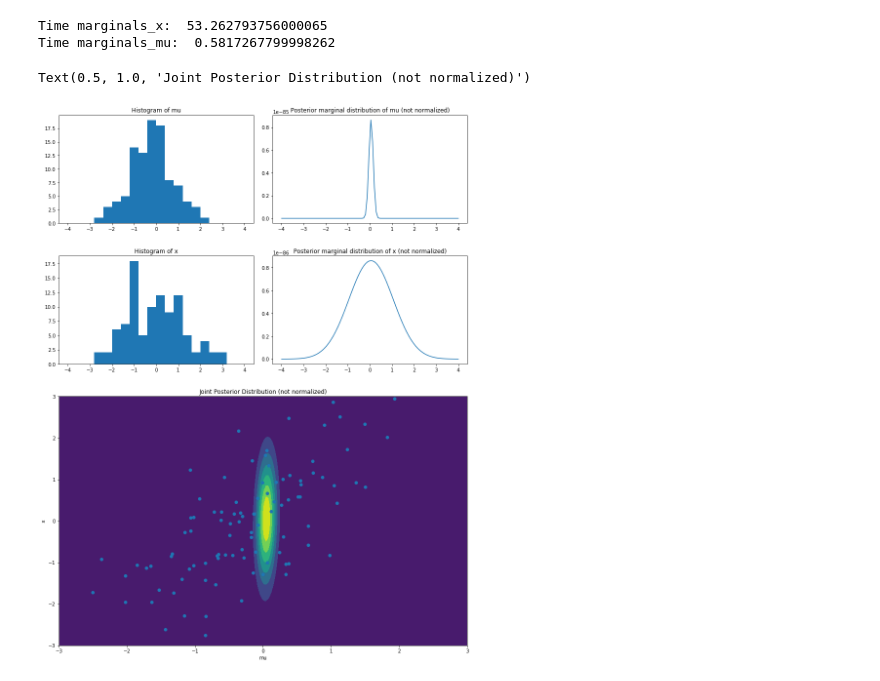
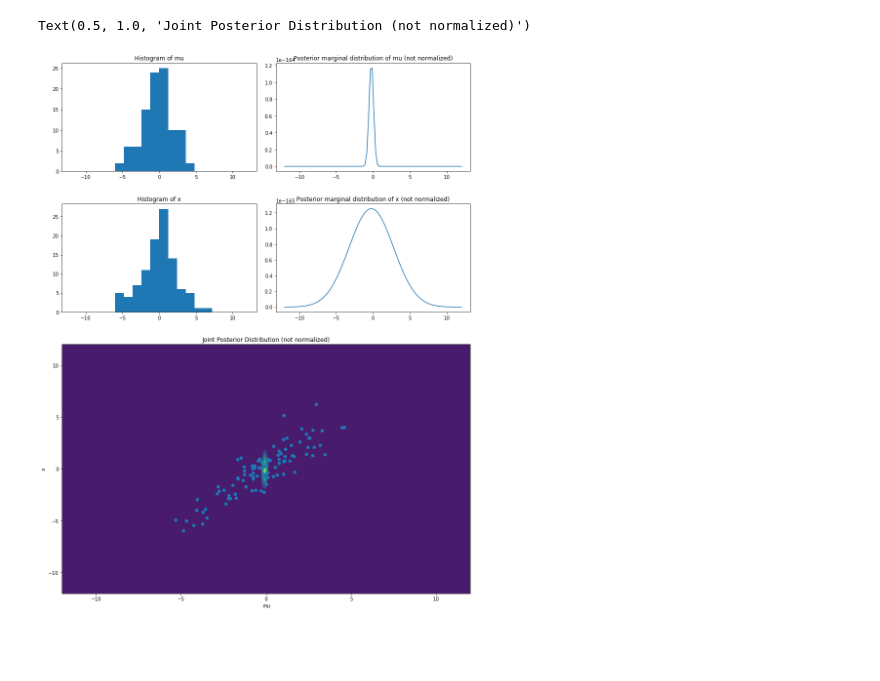
Before and after one commit to jong42/Master_Thesis_CDS, a Jupyter notebook: basic_manual_example.ipynb, the cells around one changed output. Drawn from its saved outputs; the diff is of its cells as text; code cells hidden in the pictures; blank space fills up the shorter version.

```diff
--- a/basic_manual_example.ipynb
+++ b/basic_manual_example.ipynb
@@ -16,27 +16,27 @@ np.random.seed(2)
 # data parameters
 size = 100
 mean_mu = 0
-sigma_mu = 1
+sigma_mu = 2
 sigma_x = 1
 
 # model parameters
 prior_mean_mu = 0
-prior_sigma_mu = 1
+prior_sigma_mu = 2
 prior_sigma_x = 1
 
 # plot parameters
 resolution_joint_mu = 200
 resolution_joint_x = 200
-range_joint_mu_upper = 3
-range_joint_mu_lower = -3
-range_joint_x_upper = 3
-range_joint_x_lower = -3
+range_joint_mu_upper = 12
+range_joint_mu_lower = -12
+range_joint_x_upper = 12
+range_joint_x_lower = -12
 resolution_marginal_mu = 100
 resolution_marginal_x = 100
-range_marginal_mu_upper = 4
-range_marginal_mu_lower = -4
-range_marginal_x_upper = 4
-range_marginal_x_lower = -4
+range_marginal_mu_upper = 12
+range_marginal_mu_lower = -12
+range_marginal_x_upper = 12
+range_marginal_x_lower = -12
 # %%
 ## Generate data
 mu = np.random.normal(mean_mu,sigma_mu,size=size)
@@ -113,40 +113,37 @@ grid = joint_posterior_without_normalizing_constant_vectorized(x_plot,mu_plot,X)
 ## Calculate marginals for visualization
 marginals_x = [posterior_marginal_x_without_normalizing_constant(x,X) for x in np.linspace(-4,4,resolution_marginal_x)]
 marginals_mu = [posterior_marginal_mu_without_normalizing_constant(mu,X) for mu in np.linspace(-4,4,resolution_marginal_mu)]
-# %% [output]
-Time marginals_x:  53.262793756000065
-Time marginals_mu:  0.5817267799998262
 # %%
 ## Plot posterior distributions
 
 plt.figure(figsize=(15,20))
 vis_grid = plt.GridSpec(4, 2, wspace=0.1, hspace=0.3)
 
 plt.subplot(vis_grid[0, 0])
 hist(mu,range=[range_marginal_mu_lower,range_marginal_mu_upper],bins=20)
 plt.title('Histogram of mu')
 
 plt.subplot(vis_grid[0, 1:])
 plt.plot(np.linspace(range_marginal_mu_lower,range_marginal_mu_upper,resolution_marginal_mu), marginals_mu)
 plt.title('Posterior marginal distribution of mu (not normalized)')
 plt.subplot(vis_grid[1, :])
 
 plt.subplot(vis_grid[1, 0])
 hist(X,range=[range_marginal_x_lower,range_marginal_x_upper],bins=20)
 plt.title('Histogram of x')
 
 plt.subplot(vis_grid[1, 1:])
 plt.plot(np.linspace(range_marginal_x_lower,range_marginal_x_upper,resolution_marginal_x), marginals_x)
 plt.title('Posterior marginal distribution of x (not normalized)')
 
 plt.subplot(vis_grid[2:4, :])
 cnt = contourf(mu_plot, x_plot, grid)
 plt.xlabel('mu')
 plt.ylabel('x')
-plt.ylim((-3,3))
-plt.xlim((-3,3))
+plt.ylim((range_joint_x_lower,range_joint_x_upper))
+plt.xlim((range_joint_mu_lower,range_joint_mu_upper))
 _ = plt.scatter(mu, X)
 plt.title('Joint Posterior Distribution (not normalized)')
 # %% [output]
 Text(0.5, 1.0, 'Joint Posterior Distribution (not normalized)')
-[figure, old version]
+[figure, new version]
```
